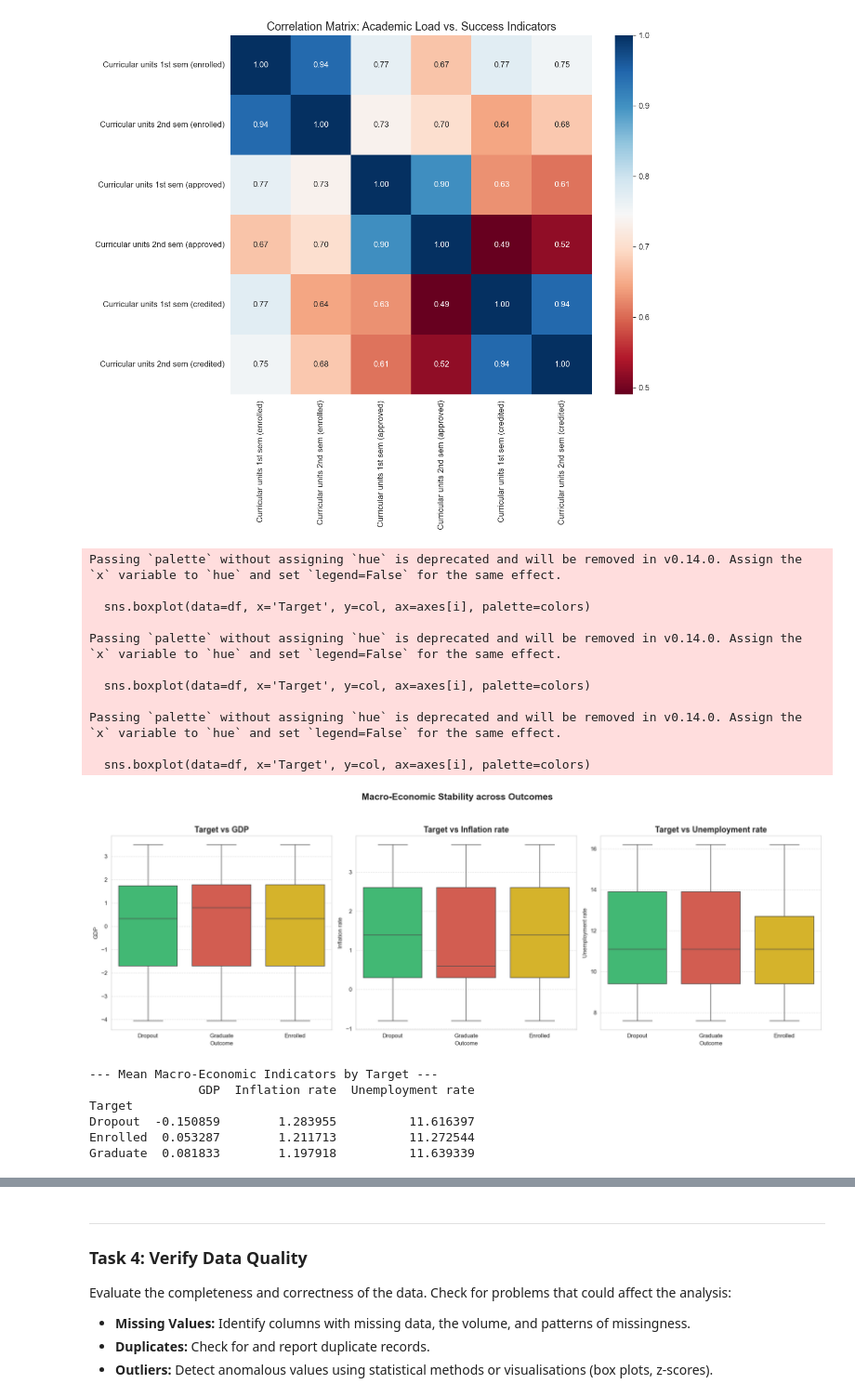
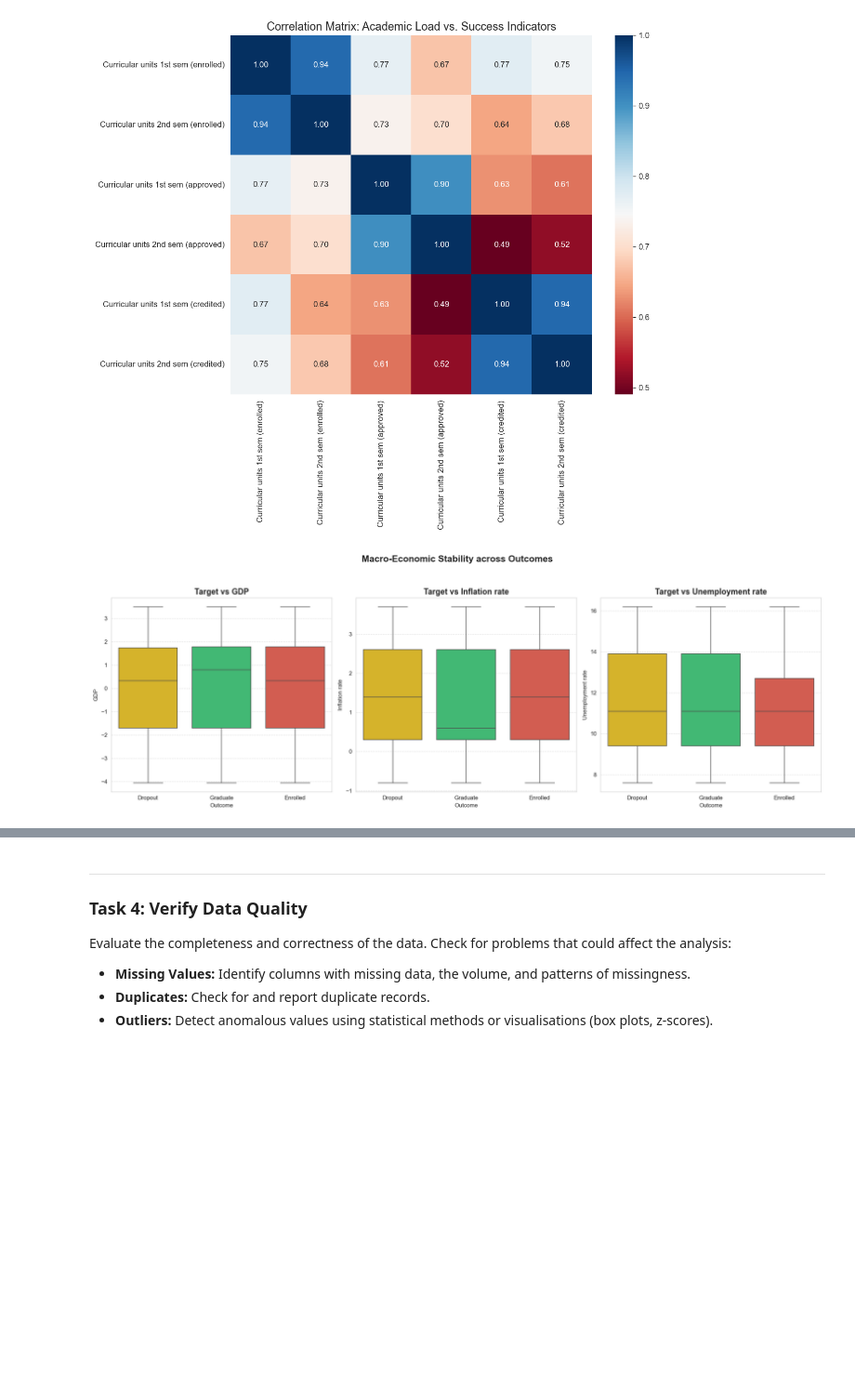
Before and after one commit to jexie-8/Data-Science-Project, a Jupyter notebook: notebooks/Phase_2_Data_Understanding.ipynb, the cells around one changed output, grey strips where cells are left out. Shown at 93% size. Drawn from its saved outputs; the diff is of its cells as text; code cells hidden in the pictures; blank space fills up the shorter version.

Commit message:
some changes in the data cleaning and minor changes in other notebooks, final overview.

```diff
--- a/notebooks/Phase_2_Data_Understanding.ipynb
+++ b/notebooks/Phase_2_Data_Understanding.ipynb
@@ -472,17 +503,15 @@ barcharts_insights = {
 }
 # %%
-# 1. Predictive Pairs
+"""Bivariate Analysis: Pair scatter plots:
+    1. Academic performance consistency: Curricular units 1st sem (grade) VS Curricular units 2nd sem (grade)
+    2. Effort vs. Actual Success: Curricular units 1st sem (evaluations) VS Curricular units 1st sem (approved)
+    3. Age vs. 1st Semester Performance: Age at enrollment VS Curricular units 1st sem (grade)
+    4. Academic Progress/Retention: Curricular units 1st sem (approved) VS Curricular units 2nd sem (approved"""
+
 analysis_pairs = [
-    # Academic performance consistency (The strongest predictor)
     ('Curricular units 1st sem (grade)', 'Curricular units 2nd sem (grade)'),
-
-    # Effort vs. Actual Success
     ('Curricular units 1st sem (evaluations)', 'Curricular units 1st sem (approved)'),
-
-    # Age vs. 1st Semester Performance
     ('Age at enrollment', 'Curricular units 1st sem (grade)'),
-
-    # Academic Progress/Retention
     ('Curricular units 1st sem (approved)', 'Curricular units 2nd sem (approved)')
 ]
 
@@ -494,7 +523,6 @@ axes = axes.flatten()
 palette_colors = {'Graduate': '#2ecc71', 'Dropout': '#e74c3c', 'Enrolled': '#f1c40f'}
 
 for i, (x_col, y_col) in enumerate(analysis_pairs):
-    try:
         sns.scatterplot(
             data=df, x=x_col, y=y_col, hue='Target',
             ax=axes[i], alpha=0.6, s=70,
@@ -502,14 +530,15 @@ for i, (x_col, y_col) in enumerate(analysis_pairs):
         )
         axes[i].set_title(f'{x_col} \nvs {y_col}', fontsize=13, fontweight='bold')
         axes[i].legend(title='Status', loc='best')
+
+        # Add grid for better readability (0.6 opacity for subtlety)
         axes[i].grid(True, linestyle=':', alpha=0.6)
 
-    except ValueError as e:
-        axes[i].set_title(f"Error: Column not found", color='red')
-        print(f"Skipping pair {x_col} vs {y_col}: {e}")
+handles, labels = axes[0].get_legend_handles_labels()
+fig.legend(handles, labels, title='Status', loc='upper right', bbox_to_anchor=(0.98, 0.95))
 
 plt.tight_layout(rect=[0, 0.03, 1, 0.95], h_pad=7.0, w_pad=8.0)
-plt.suptitle('Bivariate Analysis — Key Dropout Predictors Pairwise Plot', fontsize=22, y=0.98)
+plt.suptitle('Key Dropout Predictors Pairwise Plot', fontsize=22, y=0.98)
 
 plt.show()
 # %% [output]
@@ -798,41 +912,28 @@ plt.show()
 # %%
-# Features to check
+# Macro-Economic Stability vs. Target Variable using Boxplots
 macro_features = ['GDP', 'Inflation rate', 'Unemployment rate']
 
-# 1. Visual Proof: Box Plots
 fig, axes = plt.subplots(1, 3, figsize=(18, 6))
 colors = ['#2ecc71', '#e74c3c', '#f1c40f']
 
 for i, col in enumerate(macro_features):
-    sns.boxplot(data=df, x='Target', y=col, ax=axes[i], palette=colors)
+    sns.boxplot(
+        data=df,
+        x='Target',
+        y=col,
+        ax=axes[i],
+        hue='Target',
+        palette=colors,
+        hue_order=['Graduate', 'Enrolled', 'Dropout']
+    )
+
     axes[i].set_title(f'Target vs {col}', fontsize=14, fontweight='bold')
     axes[i].set_xlabel('Outcome')
     axes[i].set_ylabel(col)
     axes[i].grid(axis='y', linestyle='--', alpha=0.6)
 
 plt.suptitle('Macro-Economic Stability across Outcomes', fontsize=16, fontweight='bold', y=1.05)
 plt.tight_layout()
 plt.show()
-
-# 2. Statistical Proof: Grouped Means
-print("--- Mean Macro-Economic Indicators by Target ---")
-print(df.groupby('Target')[macro_features].mean())
 # %% [output]
-Passing `palette` without assigning `hue` is deprecated and will be removed in v0.14.0. Assign the `x` variable to `hue` and set `legend=False` for the same effect.
-
-  sns.boxplot(data=df, x='Target', y=col, ax=axes[i], palette=colors)
-
-Passing `palette` without assigning `hue` is deprecated and will be removed in v0.14.0. Assign the `x` variable to `hue` and set `legend=False` for the same effect.
-
-  sns.boxplot(data=df, x='Target', y=col, ax=axes[i], palette=colors)
-
-Passing `palette` without assigning `hue` is deprecated and will be removed in v0.14.0. Assign the `x` variable to `hue` and set `legend=False` for the same effect.
-
-  sns.boxplot(data=df, x='Target', y=col, ax=axes[i], palette=colors)
-[figure, old version]
+[figure, new version]
---- Mean Macro-Economic Indicators by Target ---
-               GDP  Inflation rate  Unemployment rate
-Target
-Dropout  -0.150859        1.283955          11.616397
-Enrolled  0.053287        1.211713          11.272544
-Graduate  0.081833        1.197918          11.639339
```
Also changed, not shown: parts of 31 cells of this notebook, 29 other files.
